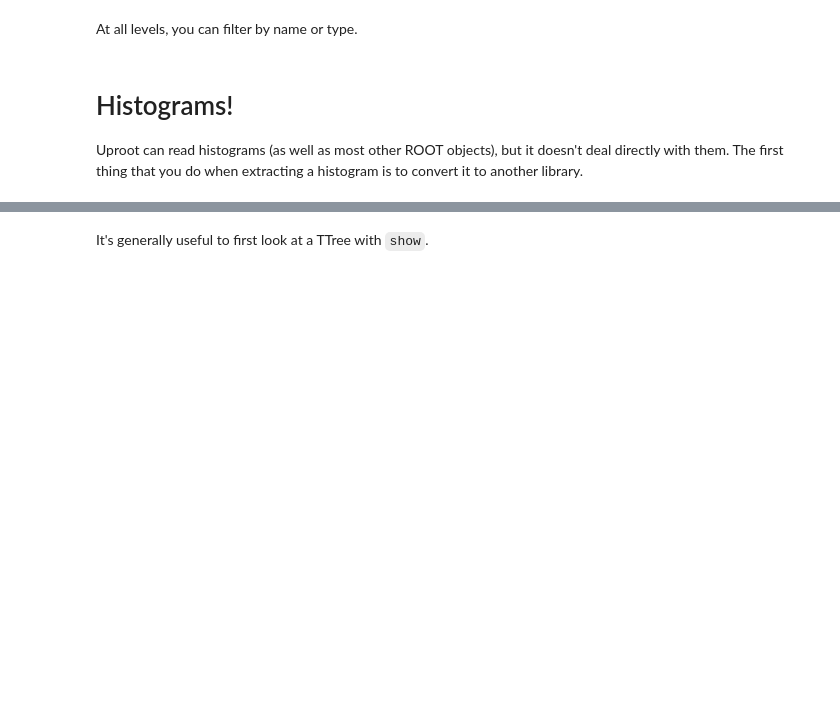
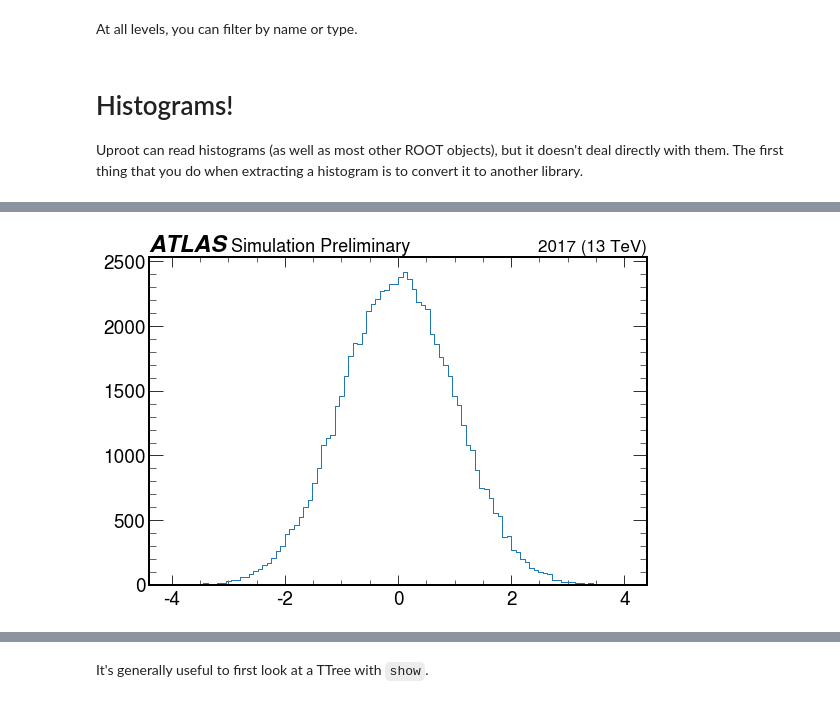
Before and after one commit to jpivarski-talks/2020-07-13-pyhep2020-tutorial, a Jupyter notebook: tutorial.ipynb, the cells around one changed output, grey strips where cells are left out. Drawn from its saved outputs; the diff is of its cells as text; code cells hidden in the pictures; blank space fills up the shorter version.

```diff
--- a/tutorial.ipynb
+++ b/tutorial.ipynb
@@ -216,5 +225,7 @@ mplhep.cms.label()
 # %%
 plt.style.use(mplhep.style.ATLAS)
-mplhep.histplot(histograms["hpx"].bh)
+mplhep.histplot(histograms["hpx"].to_boost())
 mplhep.atlas.label()
+# %% [output]
+[figure, added]
 # %%
```
Also changed, not shown: parts of 12 cells of this notebook.
